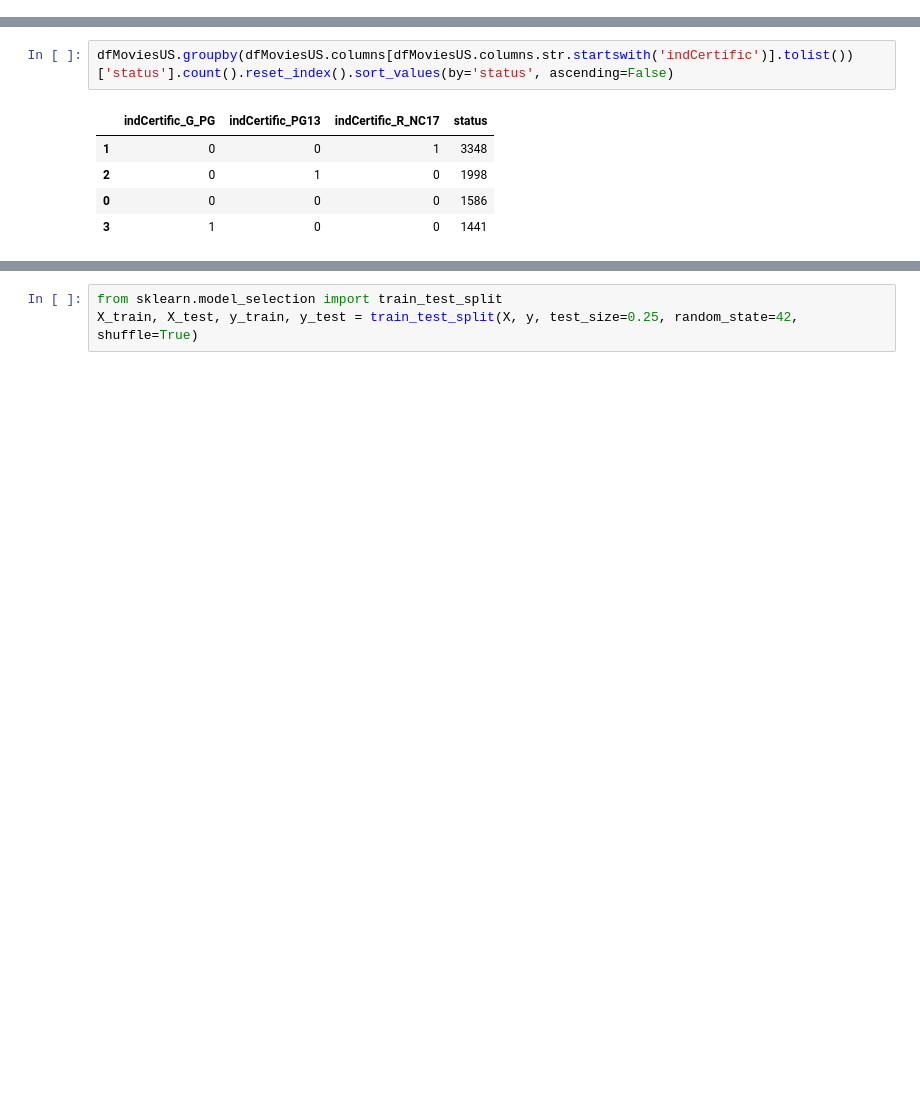
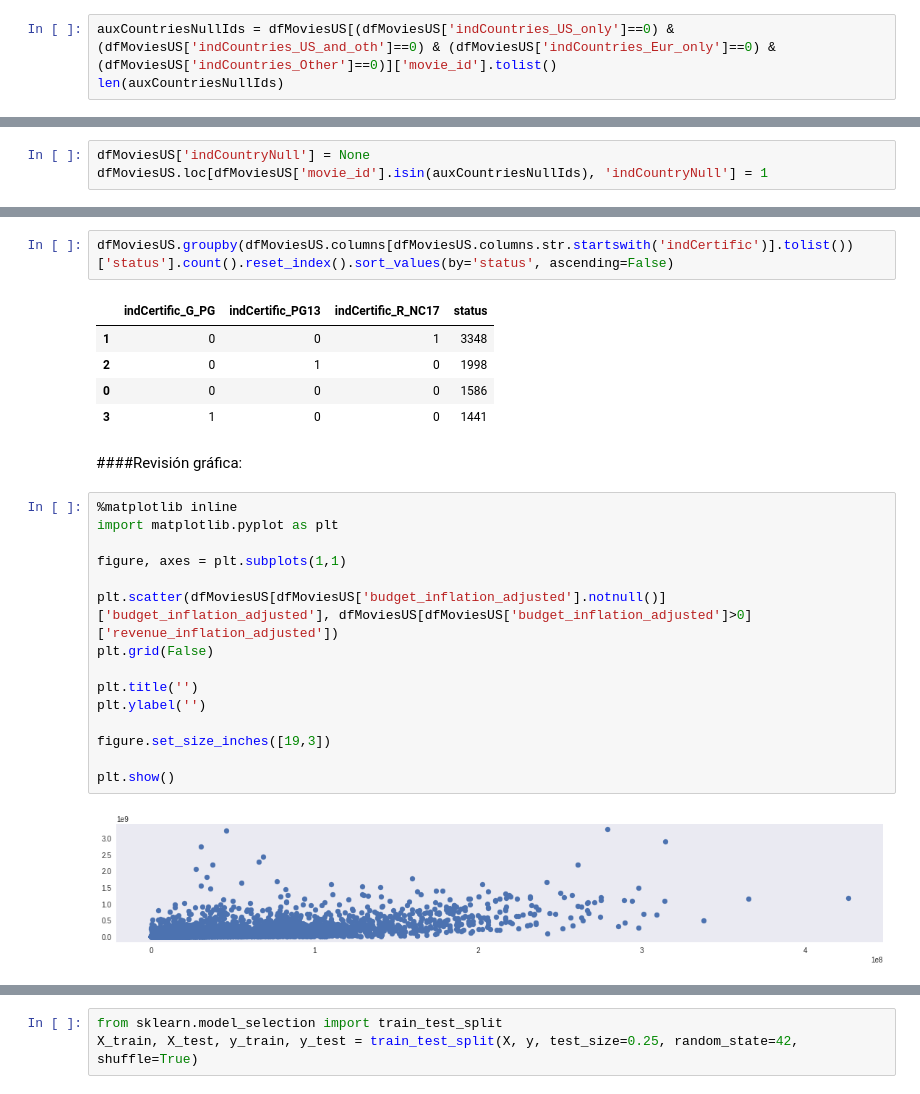
Before and after one commit to mandixbw/Cinema_KeysForSuccess, a Jupyter notebook: 09_Modelling.ipynb, the cells around one changed output, grey strips where cells are left out. Cells and saved outputs as stored; diff of their text form; blank space fills up the shorter version.

```diff
--- a/09_Modelling.ipynb
+++ b/09_Modelling.ipynb
@@ -2074,3 +2224,6 @@ dfMoviesUS.groupby(dfMoviesUS.columns[dfMoviesUS.columns.str.startswith('indCoun
 | 2 | 0 | 0 | 1 | 0 | 898 |
 | 1 | 0 | 0 | 0 | 1 | 682 |
 | 0 | 0 | 0 | 0 | 0 | 248 |
+# %%
+auxCountriesNullIds = dfMoviesUS[(dfMoviesUS['indCountries_US_only']==0) & (dfMoviesUS['indCountries_US_and_oth']==0) & (dfMoviesUS['indCountries_Eur_only']==0) & (dfMoviesUS['indCountries_Other']==0)]['movie_id'].tolist()
+len(auxCountriesNullIds)
@@ -2076,0 +2232,3 @@ dfMoviesUS.groupby(dfMoviesUS.columns[dfMoviesUS.columns.str.startswith('indCoun
+# %%
+dfMoviesUS['indCountryNull'] = None
+dfMoviesUS.loc[dfMoviesUS['movie_id'].isin(auxCountriesNullIds), 'indCountryNull'] = 1
@@ -2082,3 +2269,22 @@ dfMoviesUS.groupby(dfMoviesUS.columns[dfMoviesUS.columns.str.startswith('indCert
 | 2 | 0 | 1 | 0 | 1998 |
 | 0 | 0 | 0 | 0 | 1586 |
 | 3 | 1 | 0 | 0 | 1441 |
+# %% [markdown]
+####Revisión gráfica:
+# %%
+%matplotlib inline
+import matplotlib.pyplot as plt
+
+figure, axes = plt.subplots(1,1)
+
+plt.scatter(dfMoviesUS[dfMoviesUS['budget_inflation_adjusted'].notnull()]['budget_inflation_adjusted'], dfMoviesUS[dfMoviesUS['budget_inflation_adjusted']>0]['revenue_inflation_adjusted'])
+plt.grid(False)
+
+plt.title('')
+plt.ylabel('')
+
+figure.set_size_inches([19,3])
+
+plt.show()
+# %% [output]
+[figure, added]
```
Also changed, not shown: parts of 100 cells of this notebook.
